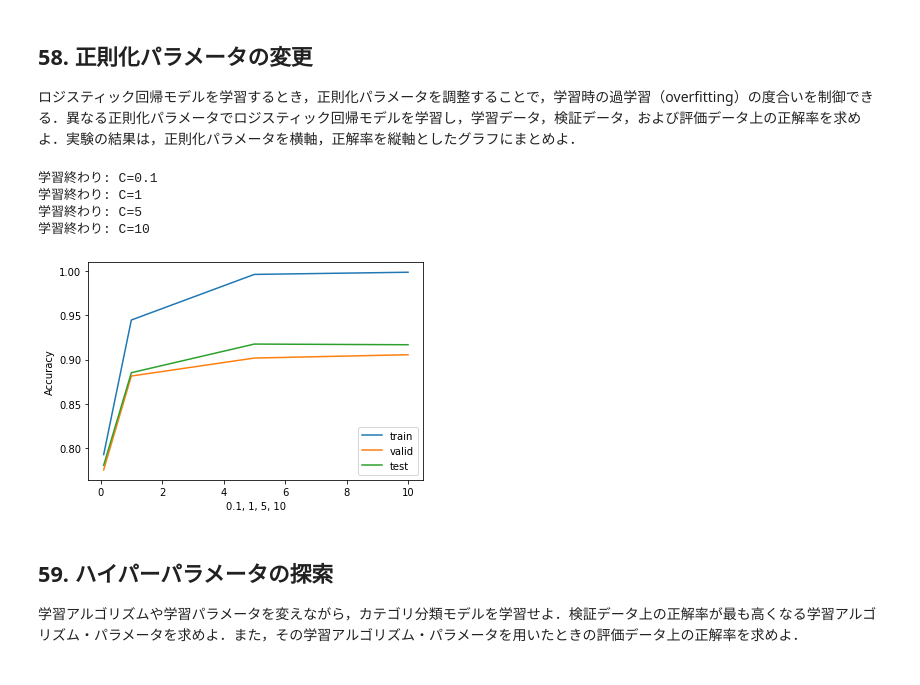
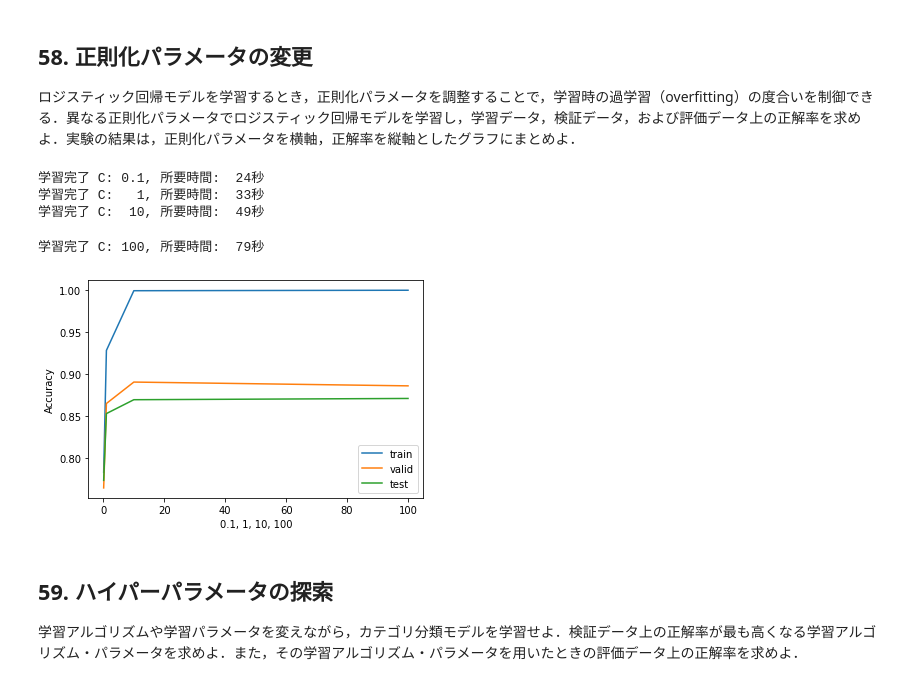
Before and after one commit to yuichi0625/practice-nlp100, a Jupyter notebook: chapters/第6章 機械学習.ipynb, the cells around one changed output. Drawn from its saved outputs; the diff is of its cells as text; code cells hidden in the pictures.

```diff
--- a/chapters/第6章 機械学習.ipynb
+++ b/chapters/第6章 機械学習.ipynb
@@ -221,15 +236,10 @@ F1スコア（マクロ平均）  : 0.8067942081987076
 52で学習したロジスティック回帰モデルの中で，重みの高い特徴量トップ10と，重みの低い特徴量トップ10を確認せよ．
 # %%
 import joblib
+import pandas as pd
+
+clf = joblib.load('clf.joblib')
 
 vocab = joblib.load('vocab.joblib')
-coef = abs(model.clf.coef_).mean(axis=0)
+coef = abs(clf.coef_).mean(axis=0)
 sort = sorted(zip(vocab, coef), key=lambda x: x[1])
-
-print('重みの高い特徴量トップ10')
-for up in sort[::-1][:10]:
-    print(f'  {up}')
-
-print('重みの低い特徴量トップ10')
-for down in sort[:10]:
-    print(f'  {down}')
@@ -255,39 +279,49 @@ for down in sort[:10]:
 ## 58. 正則化パラメータの変更
 ロジスティック回帰モデルを学習するとき，正則化パラメータを調整することで，学習時の過学習（overfitting）の度合いを制御できる．異なる正則化パラメータでロジスティック回帰モデルを学習し，学習データ，検証データ，および評価データ上の正解率を求めよ．実験の結果は，正則化パラメータを横軸，正解率を縦軸としたグラフにまとめよ．
 # %%
+import time
 import matplotlib.pyplot as plt
 from sklearn.linear_model import LogisticRegression
 from sklearn.metrics import accuracy_score
 %matplotlib inline
+seed = 42
 
-seed = 42
-Cs = [0.1, 1, 5, 10]
+X_train = pd.read_table('train.feature.txt', header=None)
+y_train = pd.read_table('train.txt', header=None)[0]
+X_valid = pd.read_table('valid.feature.txt', header=None)
+y_valid = pd.read_table('valid.txt', header=None)[0]
+X_test = pd.read_table('test.feature.txt', header=None)
+y_test = pd.read_table('test.txt', header=None)[0]
+
+C_cands = [0.1, 1, 10, 100]
 
 acc_train = []
 acc_valid = []
 acc_test = []
-for C in Cs:
+for C in C_cands:
     clf = LogisticRegression(solver='sag', C=C, random_state=seed)
+    t = time.time()
     clf.fit(X_train, y_train)
+    e = time.time() - t
 
     acc_train.append(accuracy_score(y_train, clf.predict(X_train)))
     acc_valid.append(accuracy_score(y_valid, clf.predict(X_valid)))
     acc_test.append(accuracy_score(y_test, clf.predict(X_test)))
-    print(f'学習終わり: C={C}')
+    print(f'学習完了 C: {C:>3}, 所要時間: {int(e):>3}秒')
 
-plt.plot(Cs, acc_train, label='train')
-plt.plot(Cs, acc_valid, label='valid')
-plt.plot(Cs, acc_test, label='test')
+plt.plot(C_cands, acc_train, label='train')
+plt.plot(C_cands, acc_valid, label='valid')
+plt.plot(C_cands, acc_test, label='test')
 plt.ylabel('Accuracy')
-plt.xlabel(', '.join([str(C) for C in Cs]))
+plt.xlabel(', '.join([str(C) for C in C_cands]))
 plt.legend()
 plt.show()
 # %% [output]
-学習終わり: C=0.1
-学習終わり: C=1
-学習終わり: C=5
-学習終わり: C=10
+学習完了 C: 0.1, 所要時間:  24秒
+学習完了 C:   1, 所要時間:  33秒
+学習完了 C:  10, 所要時間:  49秒
+学習完了 C: 100, 所要時間:  79秒
-[figure, old version]
+[figure, new version]
 # %% [markdown]
 ## 59. ハイパーパラメータの探索
 学習アルゴリズムや学習パラメータを変えながら，カテゴリ分類モデルを学習せよ．検証データ上の正解率が最も高くなる学習アルゴリズム・パラメータを求めよ．また，その学習アルゴリズム・パラメータを用いたときの評価データ上の正解率を求めよ．
```
Also changed, not shown: parts of 18 cells of this notebook, 1 other file.
